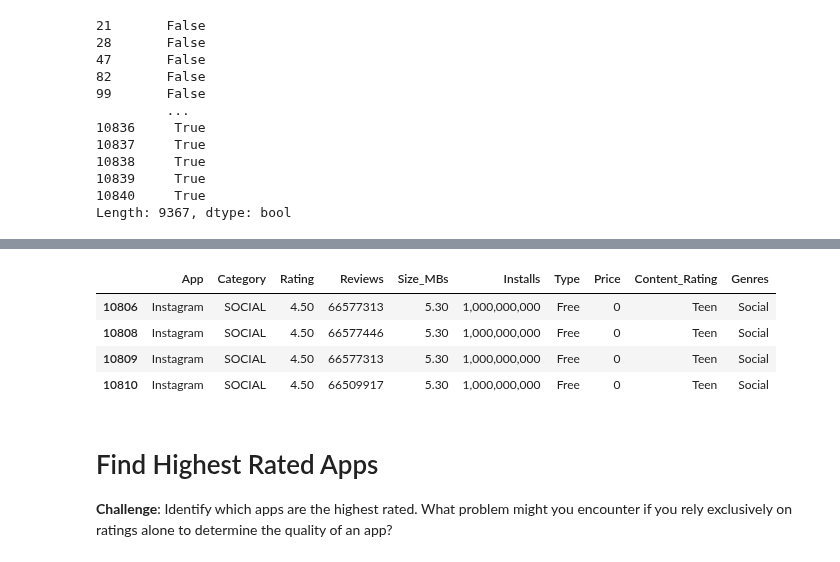
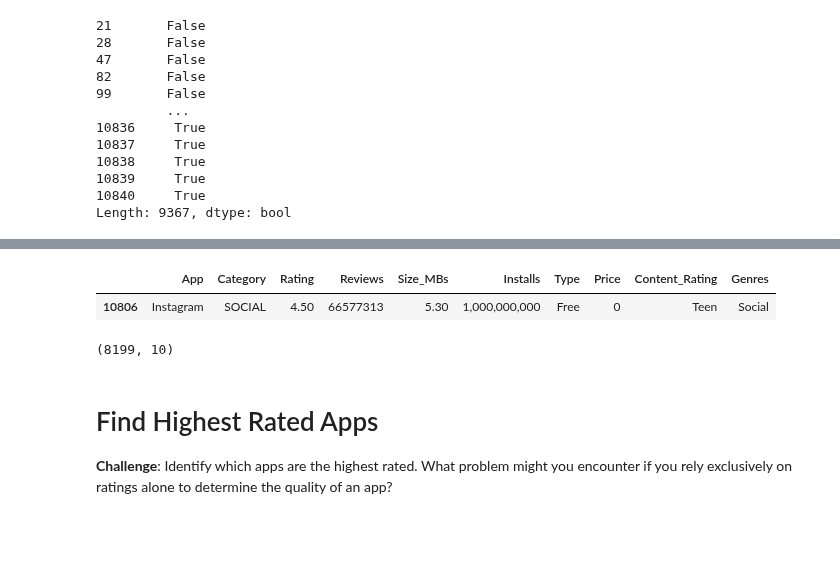
Before and after one commit to julioreis-dev/tutorial_pandas, a Jupyter notebook: Google_Play_Store_App_Analytics_(start).ipynb, the cells around one changed output, grey strips where cells are left out. Saved outputs shown, nothing was run; the diff lists cells and outputs as text; code cells hidden in the pictures; blank space fills up the shorter version.

```diff
--- a/Google_Play_Store_App_Analytics_(start).ipynb
+++ b/Google_Play_Store_App_Analytics_(start).ipynb
@@ -131,13 +131,15 @@ duplicated_rows.head()
 | 1231 | Sway Medical | MEDICAL | 5.00 | 3 | 22.00 | 100 | Free | 0 | Everyone | Medical |
 | 1247 | Chat Kids - Chat Room For Kids | DATING | 4.70 | 6 | 4.90 | 100 | Free | 0 | Mature 17+ | Dating |
 # %%
+df_apps_clean = df_apps_clean.drop_duplicates(subset=['App', 'Type', 'Price'])
 df_apps_clean[df_apps_clean.App == 'Instagram']
 # %% [output]
 |  | App | Category | Rating | Reviews | Size_MBs | Installs | Type | Price | Content_Rating | Genres |
 | 10806 | Instagram | SOCIAL | 4.50 | 66577313 | 5.30 | 1,000,000,000 | Free | 0 | Teen | Social |
-| 10808 | Instagram | SOCIAL | 4.50 | 66577446 | 5.30 | 1,000,000,000 | Free | 0 | Teen | Social |
-| 10809 | Instagram | SOCIAL | 4.50 | 66577313 | 5.30 | 1,000,000,000 | Free | 0 | Teen | Social |
-| 10810 | Instagram | SOCIAL | 4.50 | 66509917 | 5.30 | 1,000,000,000 | Free | 0 | Teen | Social |
+# %%
+df_apps_clean.shape
+# %% [output]
+(8199, 10)
 # %% [markdown]
 # Find Highest Rated Apps
 
```
Also changed, not shown: parts of 1 cell of this notebook.
